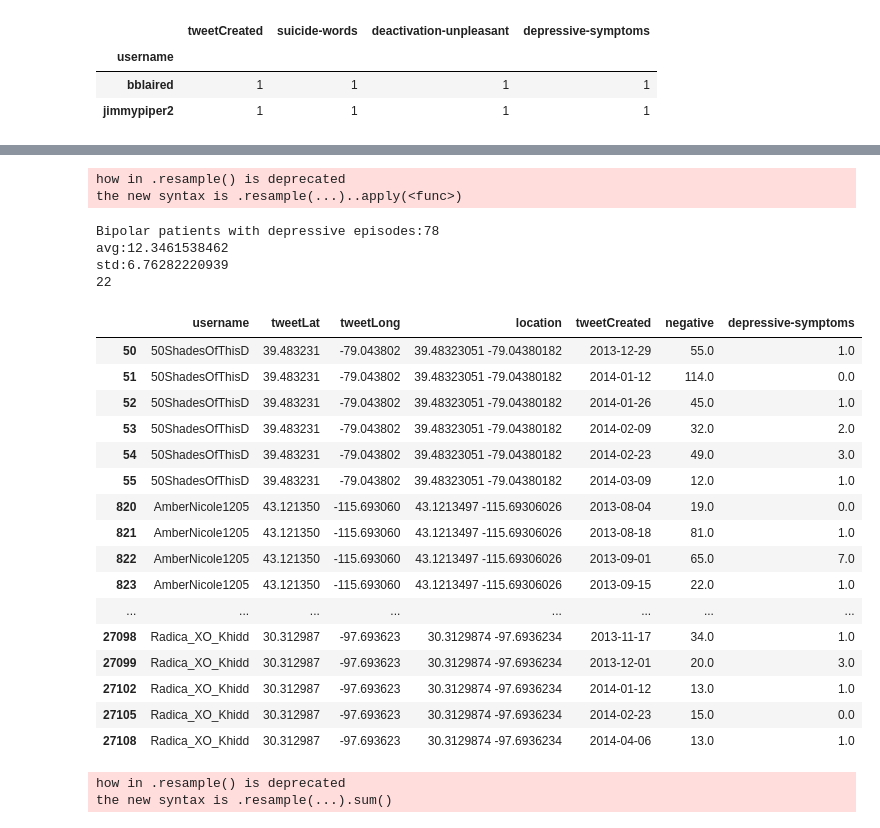
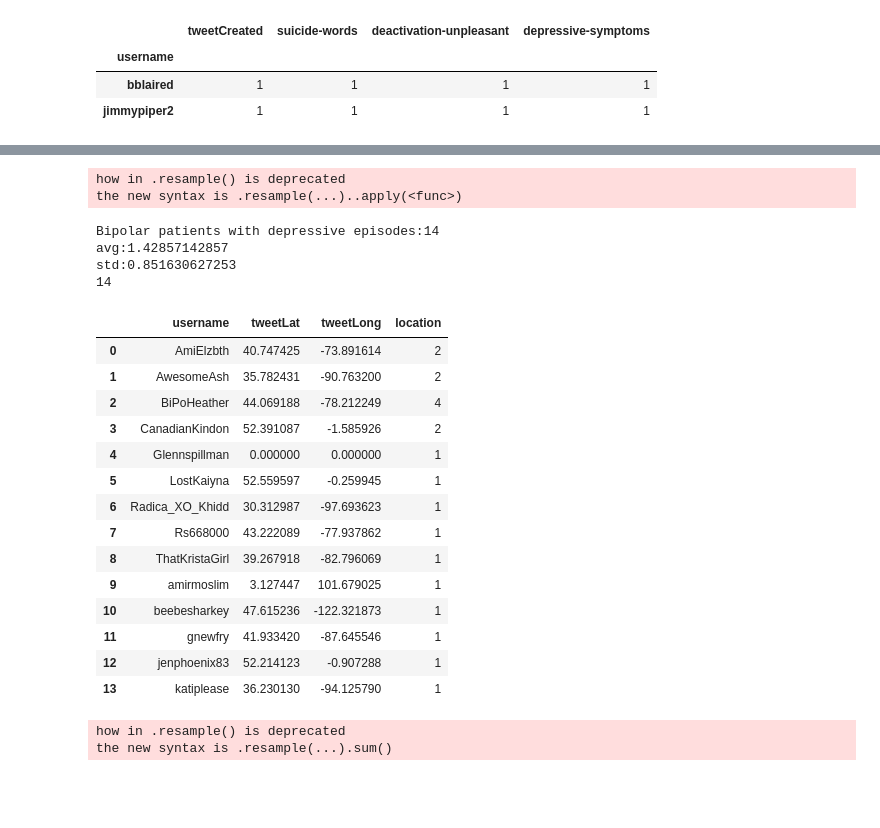
Before and after one commit to nweat/mental-health-research, a Jupyter notebook: patient_tweet_analysis/jupyter_stats/dataset_feature_labelling.ipynb, the cells around one changed output, grey strips where cells are left out. Drawn from its saved outputs; the diff is of its cells as text; code cells hidden in the pictures; blank space fills up the shorter version.

```diff
--- a/patient_tweet_analysis/jupyter_stats/dataset_feature_labelling.ipynb
+++ b/patient_tweet_analysis/jupyter_stats/dataset_feature_labelling.ipynb
@@ -1504,7 +1521,6 @@ KeyError: 'activation-pleasant'
 #group by location and time
 # set threshold
 #for every user's locations, group time periods and check for threshold
-
 
 feature = 'positive'
 threshold = 10
@@ -1520,12 +1536,12 @@ explore_episodes = features_to_explore[['username','tweetLat','tweetLong','locat
 explore_episodes = explore_episodes.set_index('tweetCreated')# reset_index
 explore_episodes.index = pd.to_datetime(explore_episodes.index)
 explore_episodes = explore_episodes.groupby(['username','tweetLat','tweetLong','location']).apply(
-    lambda explore_episodes: explore_episodes.resample('4D', how={feature:action,'hyper-active-symptoms':'sum'})) #{feature:action}
+    lambda explore_episodes: explore_episodes.resample('4D', how={feature:action,'religious-inspirations':'sum'})) #{feature:action}
 explore_episodes = explore_episodes.reset_index()
 
 #define depressive episode as having atleast 5 negative tweets and 1 depressive symptom mention within a period of 2 weeks
 
-explore_depressive_episodes = explore_episodes.loc[(explore_episodes[feature] > threshold)]#  & (explore_episodes['suicide-words'] > 1) & (explore_episodes['awareness-hashtags'] > 1)
+explore_depressive_episodes = explore_episodes.loc[(explore_episodes[feature] > threshold) & (explore_episodes['religious-inspirations'] > 1)]#  & (explore_episodes['suicide-words'] > 1) & (explore_episodes['awareness-hashtags'] > 1)
 
 # DO users have over 2 locations with negative tweets?
 """
@@ -1537,10 +1553,10 @@ explore_depressive_episodes
 """
 
 # Do users have locations where there are over 2 depressive episodes? for each user count locations with over 2 depressive episodes
-finalhyp_spatial = explore_depressive_episodes.groupby('username')['location'].count()
+finalhyp_spatial = explore_depressive_episodes.groupby(['username','tweetLat','tweetLong'])['location'].count()
 finalhyp_spatial = finalhyp_spatial.reset_index()
-finalhyp_spatial = finalhyp_spatial.loc[(finalhyp_spatial['location'] > 2)]
-print 'Bipolar patients with hypomanic episodes:' + str(len(finalhyp_spatial))
+finalhyp_spatial = finalhyp_spatial.loc[(finalhyp_spatial['location'] >= 1)]
+print 'Bipolar patients with hypomanic episodes:' + str(len(finalhyp_spatial.username.unique()))
 print 'avg:' + str(finalhyp_spatial['location'].mean())
 print 'std:' + str(finalhyp_spatial['location'].std())
 finalhyp_spatial
@@ -1581,13 +1597,13 @@ std:4.23922333603
 #for every user's locations, group time periods and check for threshold
 
 
-feature = 'negative'
-threshold = 10
-action = 'sum'
+#feature = 'negative'
+#threshold = 10
+#action = 'sum'
 
-#eature = 'deactivation-unpleasant'
-#hreshold = .3
-#ction = 'mean'
+feature = 'deactivation-unpleasant'
+threshold = .3
+action = 'mean'
 
 explore_episodes = features_to_explore[['username','tweetCreated','location','tweetLat','tweetLong','negative','positive','suicide-words',
                                       'depressive-symptoms','medication-mentions','awareness-hashtags','deactivation-unpleasant']]
@@ -1595,65 +1611,63 @@ explore_episodes = features_to_explore[['username','tweetCreated','location','tw
 explore_episodes = explore_episodes.set_index('tweetCreated')# reset_index
 explore_episodes.index = pd.to_datetime(explore_episodes.index)
 explore_episodes = explore_episodes.groupby(['username','tweetLat','tweetLong','location']).apply(
-    lambda explore_episodes: explore_episodes.resample('2W', how={feature:action,'depressive-symptoms':'sum'}))
+    lambda explore_episodes: explore_episodes.resample('2W', how={feature:action,'awareness-hashtags':'sum'}))
 explore_episodes = explore_episodes.reset_index()
 
 #define depressive episode as having atleast 5 negative tweets and 1 depressive symptom mention within a period of 2 weeks
 
-explore_depressive_episodes = explore_episodes.loc[(explore_episodes[feature] > threshold)]# & (explore_episodes['medication-mentions'] > 1) & (explore_episodes['suicide-words'] > 1) & (explore_episodes['awareness-hashtags'] > 1)
+explore_depressive_episodes = explore_episodes.loc[(explore_episodes[feature] > threshold) & (explore_episodes['awareness-hashtags'] > 1)]# & (explore_episodes['medication-mentions'] > 1) & (explore_episodes['suicide-words'] > 1) & (explore_episodes['awareness-hashtags'] > 1)
 
 # DO users have over 2 locations with negative tweets?
 """
 explore_depressive_episodess = explore_depressive_episodes.groupby('username').location.nunique()   #groupby(['username','location']).count()
 explore_depressive_episodess = explore_depressive_episodess.reset_index()
 explore_depressive_episodess = explore_depressive_episodess.loc[(explore_depressive_episodess['location'] > 2)]
 print 'Bipolar patients with depressive episodes:' + str(len(explore_depressive_episodess))
 explore_depressive_episodes
 """
 
 # Do users have locations where there are over 2 depressive episodes? for each user count locations with over 2 depressive episodes
-final_dep_spatial = explore_depressive_episodes.groupby('username')['location'].count()
+final_dep_spatial = explore_depressive_episodes.groupby(['username','tweetLat','tweetLong'])['location'].count() # for each user count the # of dep. episodes
 final_dep_spatial = final_dep_spatial.reset_index()
-final_dep_spatial = final_dep_spatial.loc[(final_dep_spatial['location'] > 2)] # over 2 dep. episodes at a location
-print 'Bipolar patients with depressive episodes:' + str(len(final_dep_spatial))
+final_dep_spatial = final_dep_spatial.loc[(final_dep_spatial['location'] >= 1)] # atleast 1 dep. episodes at a given location
+print 'Bipolar patients with depressive episodes:' + str(len(final_dep_spatial.username.unique())) # CHECK HOW TO COUNT UNIQUE USERS
 print 'avg:' + str(final_dep_spatial['location'].mean())
 print 'std:' + str(final_dep_spatial['location'].std())
 
 
 print len(final_dep_spatial.index.intersection(finalhyp_spatial.index))
 final_dep_spatial.index.intersection(finalhyp_spatial.index)
 
-explore_depressive_episodes
+final_dep_spatial
 # for each user, find locations where there were 2 week periods with high negative
 # how many locations have had 2 week periods with over 5 negative tweets? Do locations change?
 
 # TO ANSWER
 # DO users have over 2 locations with negative tweets?
 # Do users have locations where there are over 2 depressive episodes?
 # %% [output]
 how in .resample() is deprecated
 the new syntax is .resample(...)..apply(<func>)
-Bipolar patients with depressive episodes:78
-avg:12.3461538462
-std:6.76282220939
-22
+Bipolar patients with depressive episodes:14
+avg:1.42857142857
+std:0.851630627253
+14
-|  | username | tweetLat | tweetLong | location | tweetCreated | negative | depressive-symptoms |
-| 50 | 50ShadesOfThisD | 39.483231 | -79.043802 | 39.48323051 -79.04380182 | 2013-12-29 | 55.0 | 1.0 |
-| 51 | 50ShadesOfThisD | 39.483231 | -79.043802 | 39.48323051 -79.04380182 | 2014-01-12 | 114.0 | 0.0 |
-| 52 | 50ShadesOfThisD | 39.483231 | -79.043802 | 39.48323051 -79.04380182 | 2014-01-26 | 45.0 | 1.0 |
-| 53 | 50ShadesOfThisD | 39.483231 | -79.043802 | 39.48323051 -79.04380182 | 2014-02-09 | 32.0 | 2.0 |
-| 54 | 50ShadesOfThisD | 39.483231 | -79.043802 | 39.48323051 -79.04380182 | 2014-02-23 | 49.0 | 3.0 |
-| 55 | 50ShadesOfThisD | 39.483231 | -79.043802 | 39.48323051 -79.04380182 | 2014-03-09 | 12.0 | 1.0 |
-| 820 | AmberNicole1205 | 43.121350 | -115.693060 | 43.1213497 -115.69306026 | 2013-08-04 | 19.0 | 0.0 |
-| 821 | AmberNicole1205 | 43.121350 | -115.693060 | 43.1213497 -115.69306026 | 2013-08-18 | 81.0 | 1.0 |
-| 822 | AmberNicole1205 | 43.121350 | -115.693060 | 43.1213497 -115.69306026 | 2013-09-01 | 65.0 | 7.0 |
-| 823 | AmberNicole1205 | 43.121350 | -115.693060 | 43.1213497 -115.69306026 | 2013-09-15 | 22.0 | 1.0 |
-| ... | ... | ... | ... | ... | ... | ... | ... |
-| 27098 | Radica_XO_Khidd | 30.312987 | -97.693623 | 30.3129874 -97.6936234 | 2013-11-17 | 34.0 | 1.0 |
-| 27099 | Radica_XO_Khidd | 30.312987 | -97.693623 | 30.3129874 -97.6936234 | 2013-12-01 | 20.0 | 3.0 |
-| 27102 | Radica_XO_Khidd | 30.312987 | -97.693623 | 30.3129874 -97.6936234 | 2014-01-12 | 13.0 | 1.0 |
-| 27105 | Radica_XO_Khidd | 30.312987 | -97.693623 | 30.3129874 -97.6936234 | 2014-02-23 | 15.0 | 0.0 |
-| 27108 | Radica_XO_Khidd | 30.312987 | -97.693623 | 30.3129874 -97.6936234 | 2014-04-06 | 13.0 | 1.0 |
+|  | username | tweetLat | tweetLong | location |
+| 0 | AmiElzbth | 40.747425 | -73.891614 | 2 |
+| 1 | AwesomeAsh | 35.782431 | -90.763200 | 2 |
+| 2 | BiPoHeather | 44.069188 | -78.212249 | 4 |
+| 3 | CanadianKindon | 52.391087 | -1.585926 | 2 |
+| 4 | Glennspillman | 0.000000 | 0.000000 | 1 |
+| 5 | LostKaiyna | 52.559597 | -0.259945 | 1 |
+| 6 | Radica_XO_Khidd | 30.312987 | -97.693623 | 1 |
+| 7 | Rs668000 | 43.222089 | -77.937862 | 1 |
+| 8 | ThatKristaGirl | 39.267918 | -82.796069 | 1 |
+| 9 | amirmoslim | 3.127447 | 101.679025 | 1 |
+| 10 | beebesharkey | 47.615236 | -122.321873 | 1 |
+| 11 | gnewfry | 41.933420 | -87.645546 | 1 |
+| 12 | jenphoenix83 | 52.214123 | -0.907288 | 1 |
+| 13 | katiplease | 36.230130 | -94.125790 | 1 |
 # %%
 ### DEPRESSIVE MOOD TEMPORAL ANALYSIS - SENTIMENT
 
```
Also changed, not shown: parts of 7 cells of this notebook, 1 other file.
